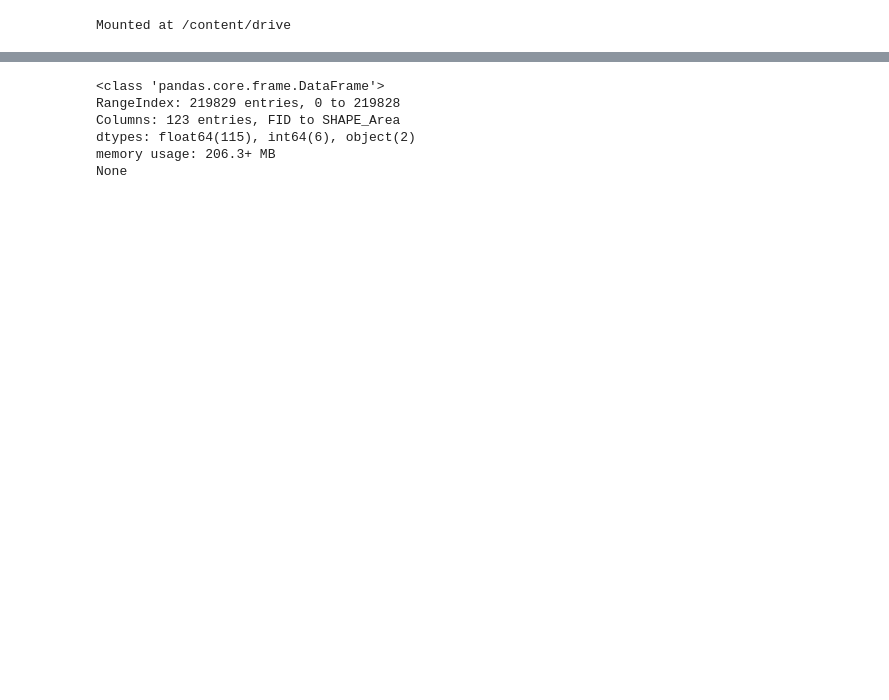
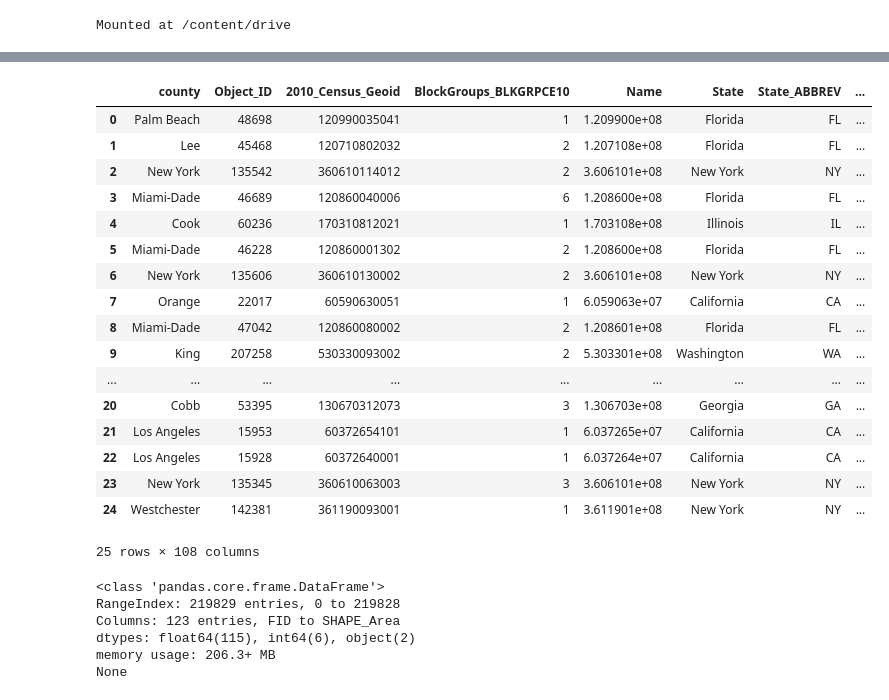
Before and after one commit to q-maze/housingMktDataViz, a Jupyter notebook: Geopandas_for_User_Output.ipynb, the cells around one changed output, grey strips where cells are left out. Cells and saved outputs as stored; diff of their text form; code cells hidden in the pictures; blank space fills up the shorter version.

```diff
--- a/Geopandas_for_User_Output.ipynb
+++ b/Geopandas_for_User_Output.ipynb
@@ -290,3 +415,25 @@ result = LAI.show_affordable_locations()
+# %%
+# highest income neighborhood
+geo_county_table.sort_values("per_capita_income", ascending=False).head(25)
+# %% [output]
+|  | county | Object_ID | 2010_Census_Geoid | BlockGroups_BLKGRPCE10 | Name | State | State_ABBREV | ... |
+| 0 | Palm Beach | 48698 | 120990035041 | 1 | 1.209900e+08 | Florida | FL | ... |
+| 1 | Lee | 45468 | 120710802032 | 2 | 1.207108e+08 | Florida | FL | ... |
+| 2 | New York | 135542 | 360610114012 | 2 | 3.606101e+08 | New York | NY | ... |
+| 3 | Miami-Dade | 46689 | 120860040006 | 6 | 1.208600e+08 | Florida | FL | ... |
+| 4 | Cook | 60236 | 170310812021 | 1 | 1.703108e+08 | Illinois | IL | ... |
+| 5 | Miami-Dade | 46228 | 120860001302 | 2 | 1.208600e+08 | Florida | FL | ... |
+| 6 | New York | 135606 | 360610130002 | 2 | 3.606101e+08 | New York | NY | ... |
+| 7 | Orange | 22017 | 60590630051 | 1 | 6.059063e+07 | California | CA | ... |
+| 8 | Miami-Dade | 47042 | 120860080002 | 2 | 1.208601e+08 | Florida | FL | ... |
+| 9 | King | 207258 | 530330093002 | 2 | 5.303301e+08 | Washington | WA | ... |
+| ... | ... | ... | ... | ... | ... | ... | ... | ... |
+| 20 | Cobb | 53395 | 130670312073 | 3 | 1.306703e+08 | Georgia | GA | ... |
+| 21 | Los Angeles | 15953 | 60372654101 | 1 | 6.037265e+07 | California | CA | ... |
+| 22 | Los Angeles | 15928 | 60372640001 | 1 | 6.037264e+07 | California | CA | ... |
+| 23 | New York | 135345 | 360610063003 | 3 | 3.606101e+08 | New York | NY | ... |
+| 24 | Westchester | 142381 | 361190093001 | 1 | 3.611901e+08 | New York | NY | ... |
+25 rows × 108 columns
 # %%
 file = 'https://opendata.arcgis.com/datasets/8eaa0b89826244ae9246915199462328_0.csv'
 data = pd.read_csv(file)
```
Also changed, not shown: parts of 15 cells of this notebook.
